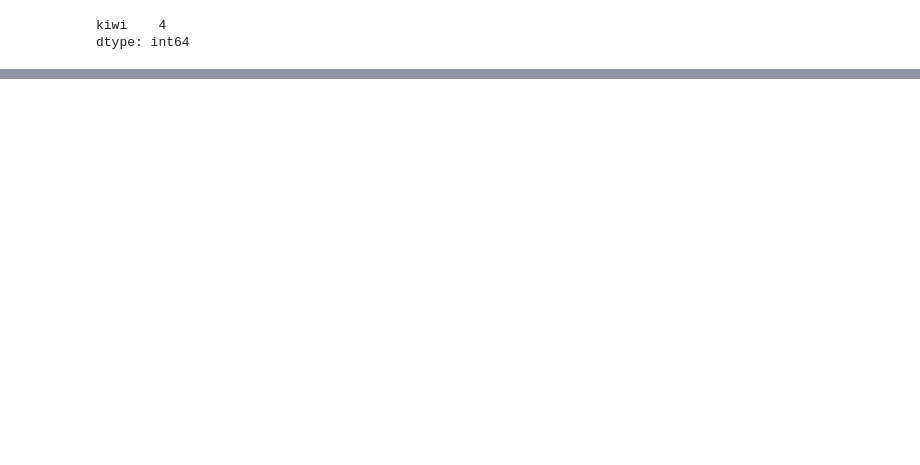
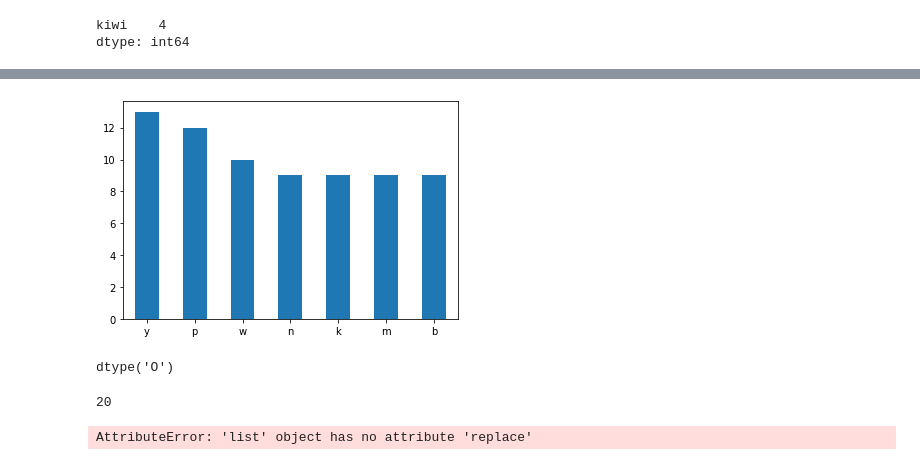
Before and after one commit to albertopuentes/numpy-pandas-visualization-exercises, a Jupyter notebook: pandas_series.ipynb, the cells around one changed output, grey strips where cells are left out. Drawn from its saved outputs; the diff is of its cells as text; code cells hidden in the pictures; blank space fills up the shorter version.

```diff
--- a/pandas_series.ipynb
+++ b/pandas_series.ipynb
@@ -90,0 +269,8 @@ NameError: name 'fruits' is not defined
+# %%
+# 3.6. Create a bar plot of the frequencies of the 6 most commonly occuring letters. (There were 4 letters each appearing 9 times so I increased the scope of the argument to account for this)
+
+letters.value_counts().nlargest(n=7).plot.bar(rot=0)
+
+plt.show()
+# %% [output]
+[figure, added]
@@ -90,0 +283,18 @@ NameError: name 'fruits' is not defined
+# %%
+# 3.2.1. What is the data type of the numbers Series? the Series is an "Object" or string data type
+
+numbers.dtype
+# %% [output]
+dtype('O')
+# %%
+# 3.2.2 How many elements are in the number Series?  There are 20 elements in the Series
+
+numbers.size
+# %% [output]
+20
+# %%
+# 3.2.3 Perform the necessary manipulations by accessing Series attributes and methods to convert the numbers Series to a numeric data type.
+
+numbers.astype('float')
+# %% [output]
+AttributeError: 'list' object has no attribute 'replace'
```
Also changed, not shown: parts of 34 cells of this notebook.
